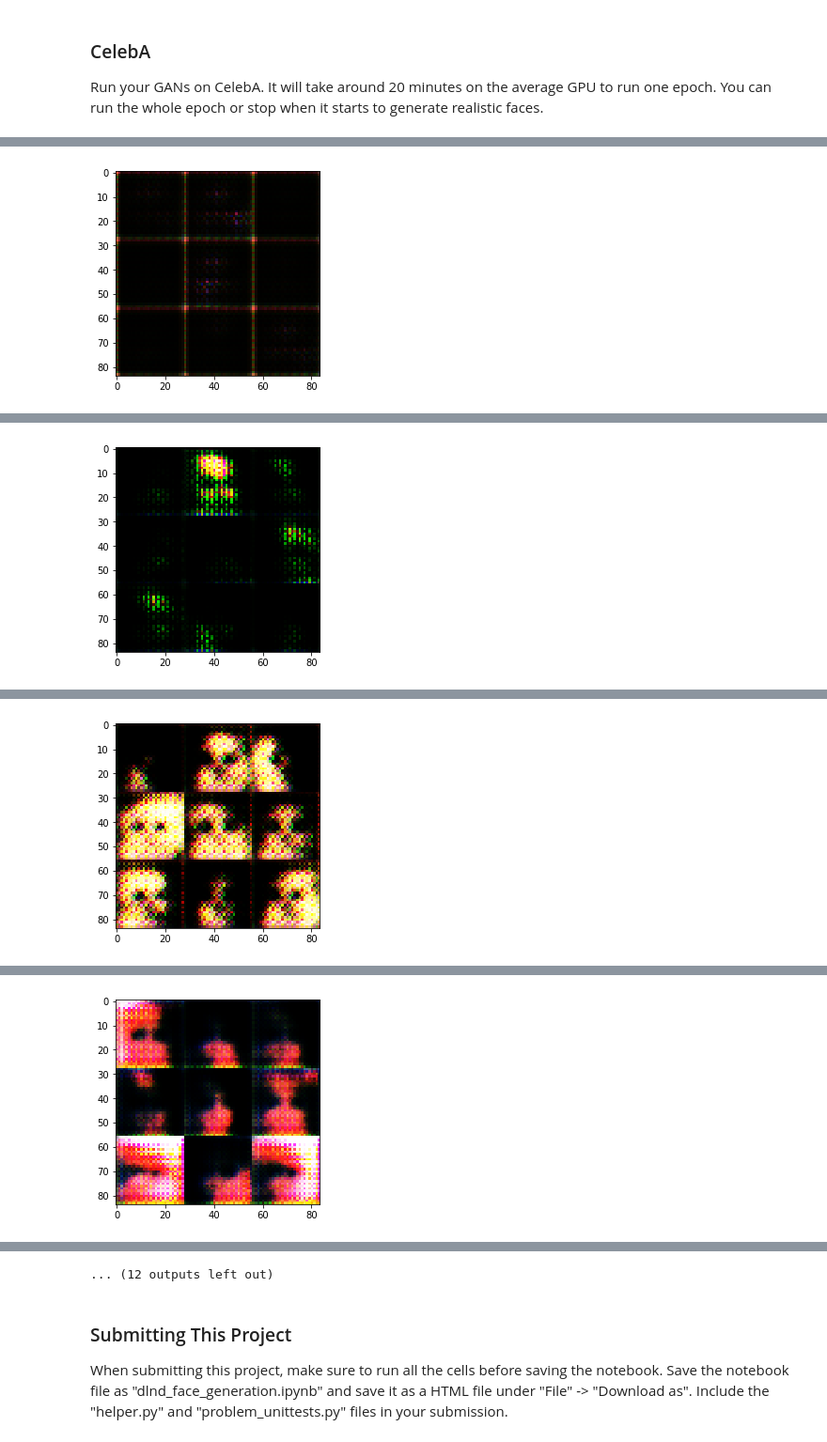
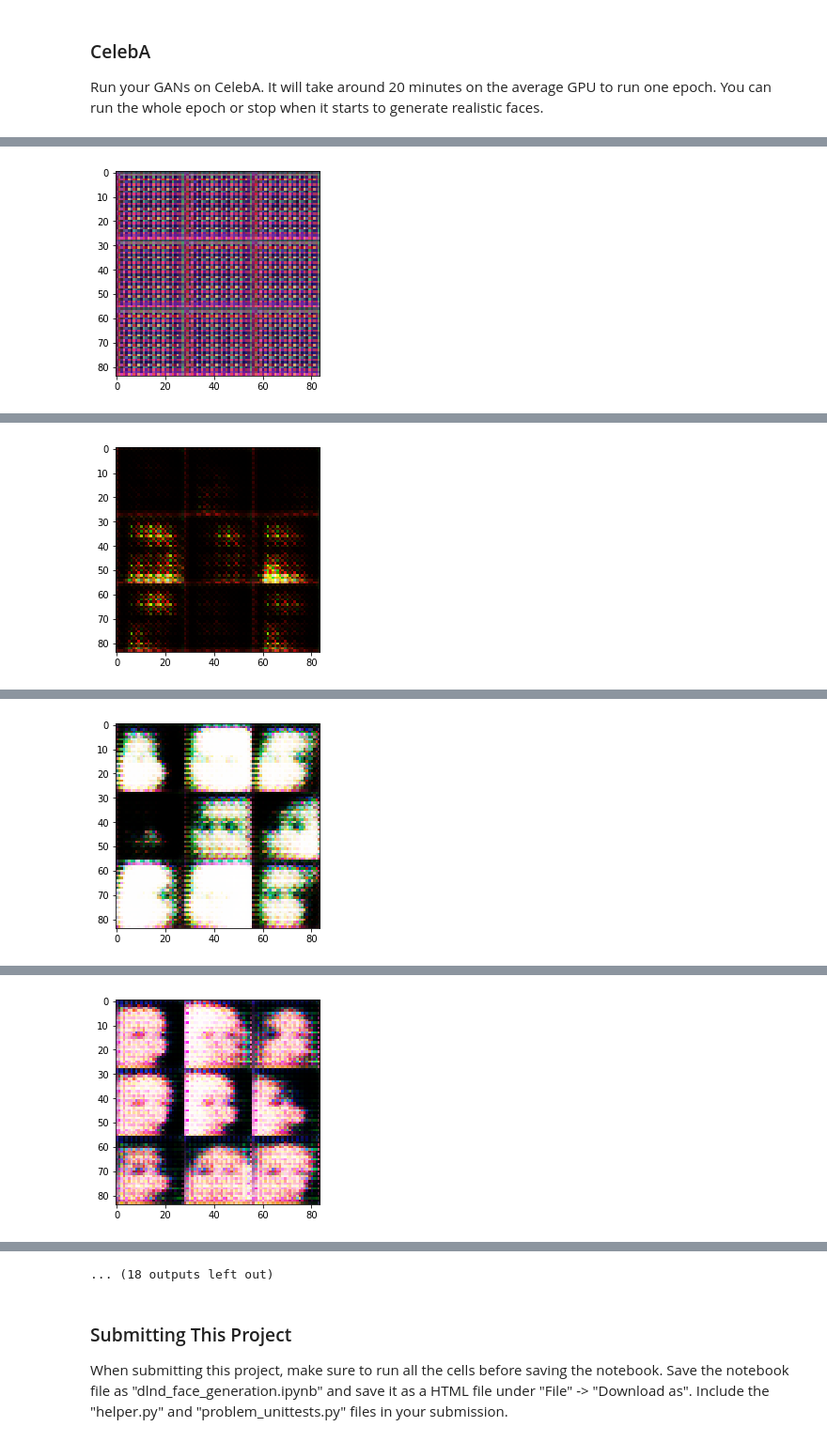
Before and after one commit to dryguz/udacity_face_generation, a Jupyter notebook: dlnd_face_generation.ipynb, the cells around one changed output, grey strips where cells are left out. Shown at 94% size. Cells and saved outputs as stored; diff of their text form; code cells hidden in the pictures.

```diff
--- a/dlnd_face_generation.ipynb
+++ b/dlnd_face_generation.ipynb
@@ -381,7 +381,8 @@ Run your GANs on CelebA.  It will take around 20 minutes on the average GPU to r
 # %%
 batch_size = 128
 z_dim = 100
-learning_rate = 0.0002
+learning_rate = 0.0001
+
 beta1 = 0.9
 
 
@@ -399 +400 @@ Discriminator Loss: 0.5314 Generator Loss: 3.1643
-[figure, old version]
+[figure, new version]
@@ -401 +402 @@ Discriminator Loss: 0.3629 Generator Loss: 4.9871
-[figure, old version]
+[figure, new version]
@@ -403 +404 @@ Discriminator Loss: 0.4517 Generator Loss: 2.6987
-[figure, old version]
+[figure, new version]
@@ -405 +406 @@ Discriminator Loss: 0.4400 Generator Loss: 4.6010
-[figure, old version]
+[figure, new version]
@@ -410,4 +411,4 @@ Discriminator Loss: 0.4933 Generator Loss: 3.0304
-... (12 outputs left out)
+... (18 outputs left out)
 # %% [markdown]
 ### Submitting This Project
 When submitting this project, make sure to run all the cells before saving the notebook. Save the notebook file as "dlnd_face_generation.ipynb" and save it as a HTML file under "File" -> "Download as". Include the "helper.py" and "problem_unittests.py" files in your submission.
```
Also changed, not shown: parts of 1 cell of this notebook.
